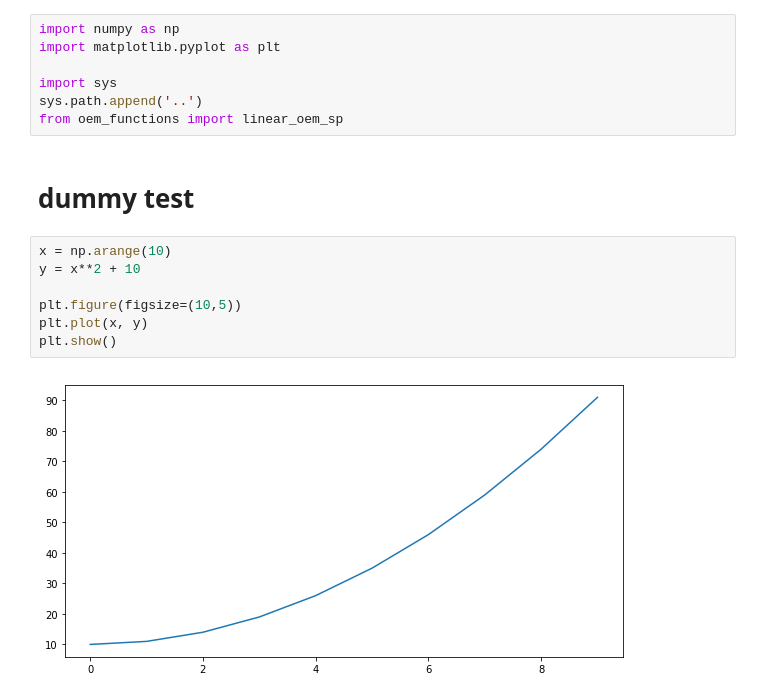
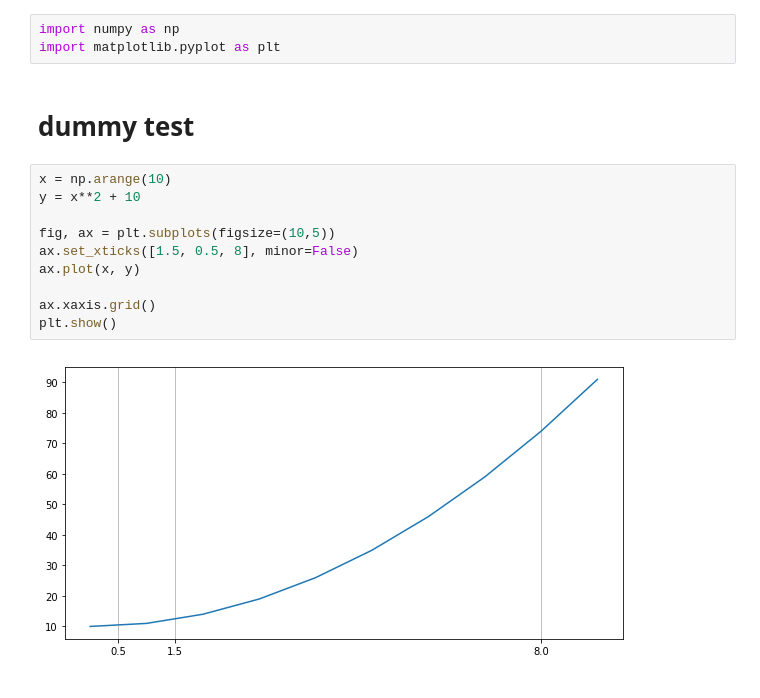
Before and after one commit to Anqi-Li/iris, a Jupyter notebook: notebooks/testing.ipynb, the cells around one changed output. Saved outputs shown, nothing was run; the diff lists cells and outputs as text.

```diff
--- a/notebooks/testing.ipynb
+++ b/notebooks/testing.ipynb
@@ -1,18 +1,17 @@
 # %%
 import numpy as np
 import matplotlib.pyplot as plt
-
-import sys
-sys.path.append('..')
-from oem_functions import linear_oem_sp
 # %% [markdown]
 # dummy test
 # %%
 x = np.arange(10)
 y = x**2 + 10
 
-plt.figure(figsize=(10,5))
-plt.plot(x, y)
+fig, ax = plt.subplots(figsize=(10,5))
+ax.set_xticks([1.5, 0.5, 8], minor=False)
+ax.plot(x, y)
+
+ax.xaxis.grid()
 plt.show()
 # %% [output]
-[figure, old version]
+[figure, new version]
```
Also changed, not shown: 2 other files.
